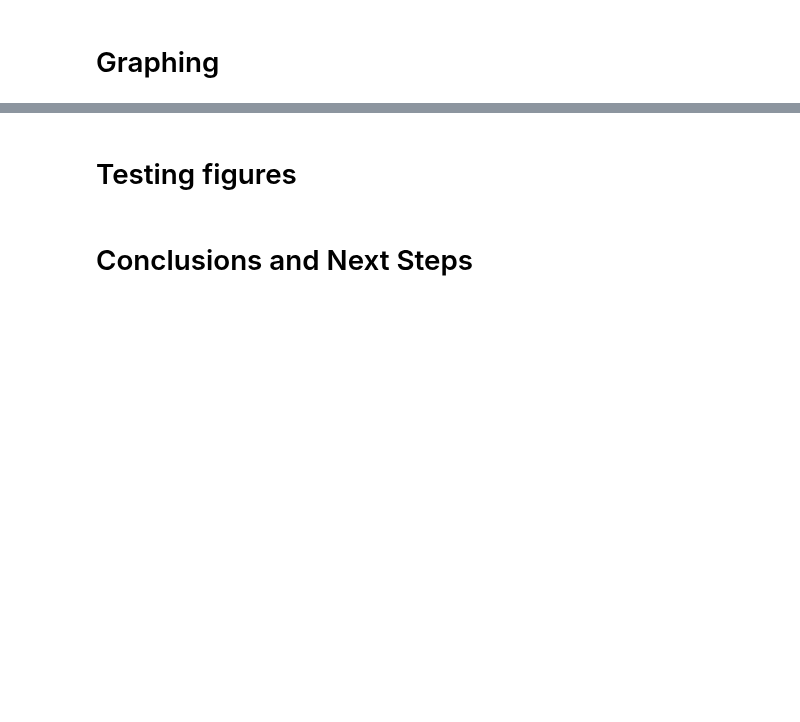
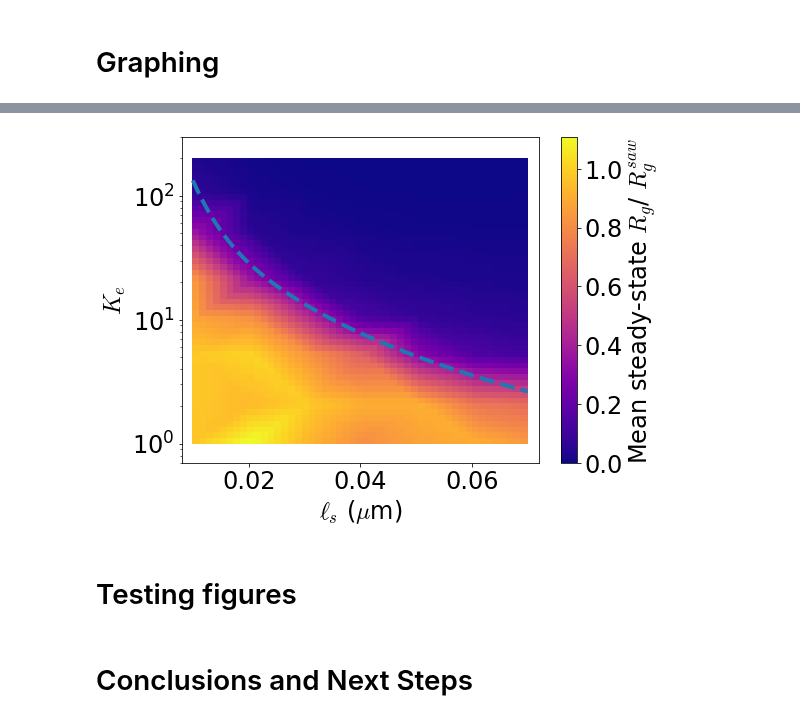
Before and after one commit to palladio11/aLENS_analysis, a Jupyter notebook: notebooks/Cond_char_figs/Fig3.ipynb, the cells around one changed output, grey strips where cells are left out. Cells and saved outputs as stored; diff of their text form; code cells hidden in the pictures; blank space fills up the shorter version.

```diff
--- a/notebooks/Cond_char_figs/Fig3.ipynb
+++ b/notebooks/Cond_char_figs/Fig3.ipynb
@@ -342,0 +394,84 @@ SVC(C=100, coef0=5, degree=4, gamma='auto', kernel='poly')
+# %%
+from scipy.interpolate import NearestNDInterpolator, LinearNDInterpolator
+from scipy.optimize import minimize
+fig, ax = plt.subplots(1, 1, figsize=(8, 6))
+
+def ke_func(l, n, ks, kbT):
+    return n / (((1. + (2*a*l*l))*np.sqrt(np.pi)*(1. + erf(np.sqrt(a)*l))) /(4.*np.power(a, 1.5)) - (3. * np.exp(-a*l*l)*l)/(2*a))
+
+def log_ke_func(l, n, ks, kbT):
+    return np.log(n / (((1. + (2*a*l*l))*np.sqrt(np.pi)*(1. + erf(np.sqrt(a)*l))) /(4.*np.power(a, 1.5)) - (3. * np.exp(-a*l*l)*l)/(2*a)))
+
+def loss_func(n, r_crit, ls, rog_intp, ks, kbT):
+    log_ke = log_ke_func(ls, n, ks, kbT)
+    guess = r_crit - rog_intp(ls, log_ke)
+    print(guess)
+    s = np.sum(np.power(r_crit - rog_intp(ls, log_ke), 2))
+    return s
+
+
+
+with (Ke_ls_equil_path / 'RunConfig.yaml').open('r') as rcf:
+    run_params = yaml.safe_load(rcf)
+with (Ke_ls_equil_path / 'ProteinConfig.yaml').open('r') as pcf:
+    prot_params = yaml.safe_load(pcf)
+n = .0003
+ks = prot_params['proteins'][0]['kappa']
+kbT = float(run_params['KBT'])
+a = ks/(2.*kbT)
+l = np.linspace(.01, .07, 100)
+Ke = ke_func(n, l, ks, kbT)
+
+h5_path = Ke_ls_equil_path / 'analysis/rog_slice_data.h5'
+with h5py.File(h5_path, 'r') as h5d:
+    params = h5d.attrs['params']
+    print(params)
+    # Sort by the first parameter in params list
+    rog_avg = []
+    rog_std = []
+    p1_val_list = []
+    p2_val_list = []
+
+    for h5_dset in h5d.values():
+        p1_val_list += [float(h5_dset.attrs[params[0]])]
+        p2_val_list += [float(h5_dset.attrs[params[1]])]
+        rog_avg += [np.mean(h5_dset.attrs['avg_collapse_rog'])]
+        rog_std += [np.std(h5_dset.attrs['avg_collapse_rog'])]
+
+
+    ls_arr = np.array(p1_val_list)
+    ke_arr = np.log(np.array(p2_val_list))
+    rog_avg = np.array(rog_avg)/SAW_RG
+    rog_std = np.array(rog_std)/SAW_RG
+    print(np.max(rog_std))
+    coords = np.vstack((ls_arr, ke_arr))
+
+    interp = LinearNDInterpolator(coords.T, rog_avg, )
+    x = np.linspace(ls_arr.min(), ls_arr.max())
+    y = np.linspace(ke_arr.min(), ke_arr.max())
+    X, Y = np.meshgrid(x,y)
+    Z = interp(X,Y)
+    X, Y = np.meshgrid(x,np.exp(y))
+    _ = ax.pcolormesh(X, Y, Z, cmap='plasma')
+    cb1 = fig.colorbar(mpl.cm.ScalarMappable(
+            norm=mpl.colors.Normalize(vmin=0, vmax=np.max(rog_avg)),
+            cmap='plasma'),
+                           ax=ax)
+    _ = cb1.set_label('Mean steady-state $R_g$/ $R^{saw}_g$ ')
+
+    min_stats = minimize(loss_func, [.0003], args=(.5, l, interp, ks, kbT), method='SLSQP',  bounds=[[0.,1.]])
+    n=min_stats['x'][0]
+print(min_stats)
+Ke = ke_func(l, n, ks, kbT)
+_ = ax.plot(l, Ke, linewidth=4, linestyle="dashed")
+
+# (p1_val_list, p2_val_list,
+#  rog_avg, rog_std) = collapse_rog_phase_diagram(fig, ax, h5_path)
+
+_ = ax.set_yscale('log')
+_ = ax.set_xlim(0.008, .072)
+_ = ax.set_ylim(0.7, 300)
+_ = ax.set_xlabel('$\ell_s$ ($\mu$m)')
+_ = ax.set_ylabel('$K_e$')
+# fig.tight_layout()
+# %% [output]
@@ -343,3 +495,4 @@ SVC(C=100, coef0=5, degree=4, gamma='auto', kernel='poly')
+[figure, added]
 # %% [markdown]
 # Testing figures
 # %% [markdown]
```
Also changed, not shown: parts of 11 cells of this notebook, 10 other files.
